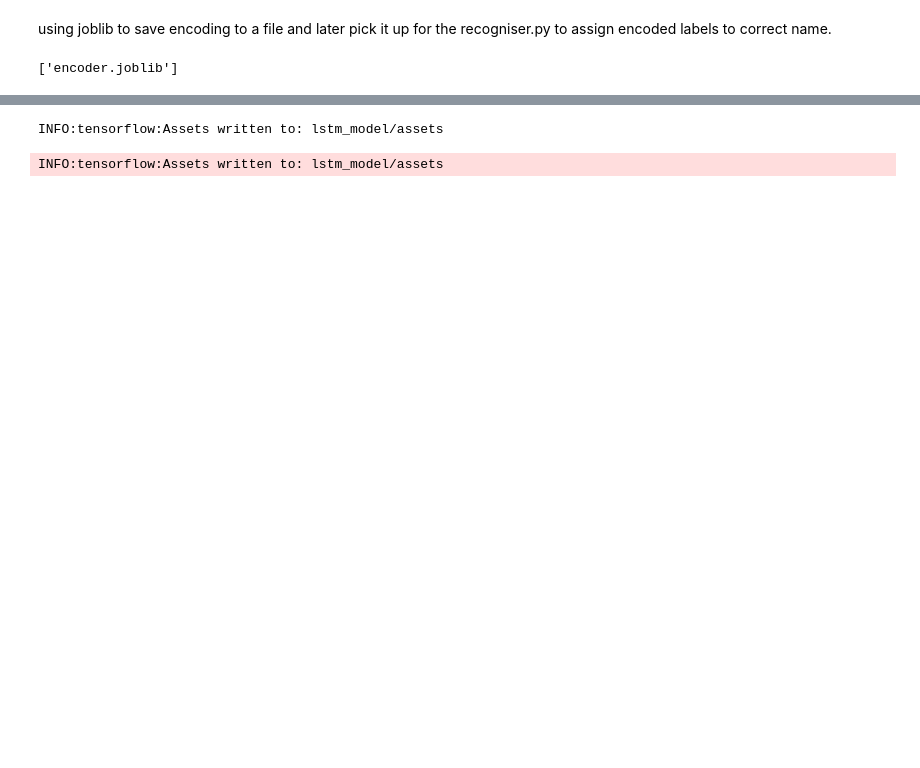
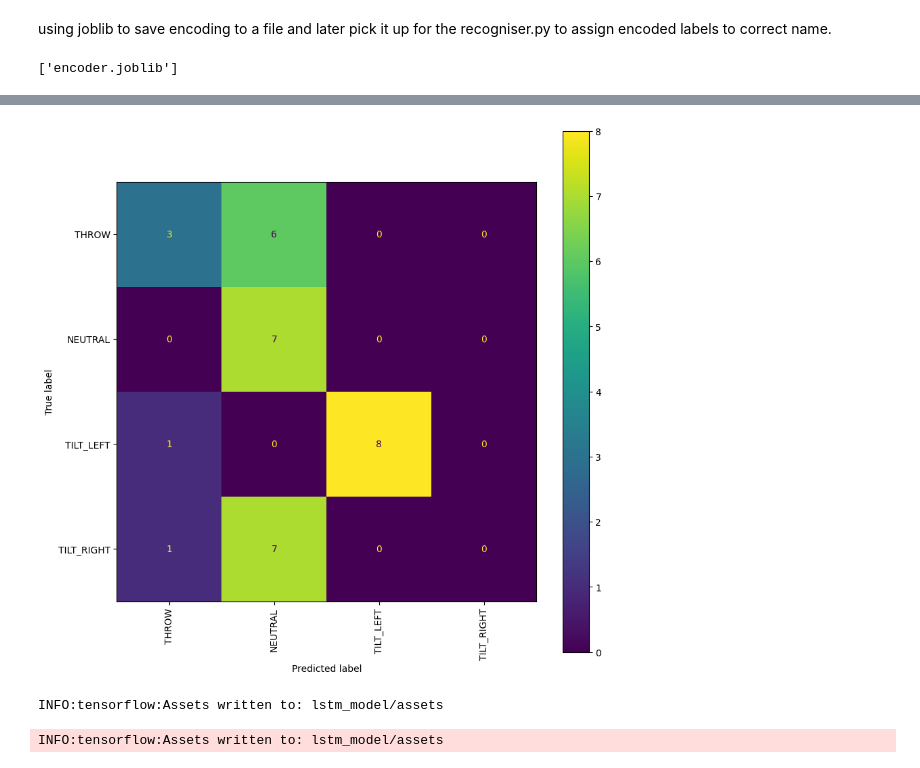
Before and after one commit to ITT23/assignment-08-replication-tilted, a Jupyter notebook: gesture_recognition/model.ipynb, the cells around one changed output, grey strips where cells are left out. Cells and saved outputs as stored; diff of their text form; code cells hidden in the pictures; blank space fills up the shorter version.

```diff
--- a/gesture_recognition/model.ipynb
+++ b/gesture_recognition/model.ipynb
@@ -182,18 +176,0 @@ class NN:
-# %%
-options = {
-  "lstm_neurons": 64,
-  "fully_connected_neurons": 32,
-  "fully_connected_activation_function": "relu",
-  "epochs": 10,
-  "batch_size": 32,
-  "learn_rate": 0.0001,
-  "add_dropout": False,
-  "dropout_rate": 0.2
-}
-
-nn = NN()
-nn.init(options)
-nn.train(X_train, y_train, X_test, y_test, options)
-nn.summarise()
-nn.plot()
-time = nn.predict(X_test, y_test, labels)
@@ -219,0 +177,3 @@ _________________________________________________________________
+# %%
+nn = NN()
+nn.train(X_train, y_train, X_test, y_test)
@@ -219,0 +223,3 @@ _________________________________________________________________
+# %%
+nn.predict(X_test, y_test, labels)
+# %% [output]
@@ -220,3 +227,4 @@ _________________________________________________________________
+[figure, added]
 # %%
 nn.model.save("lstm_model")
 # %% [output]
```
Also changed, not shown: parts of 7 cells of this notebook, 5 other files.
